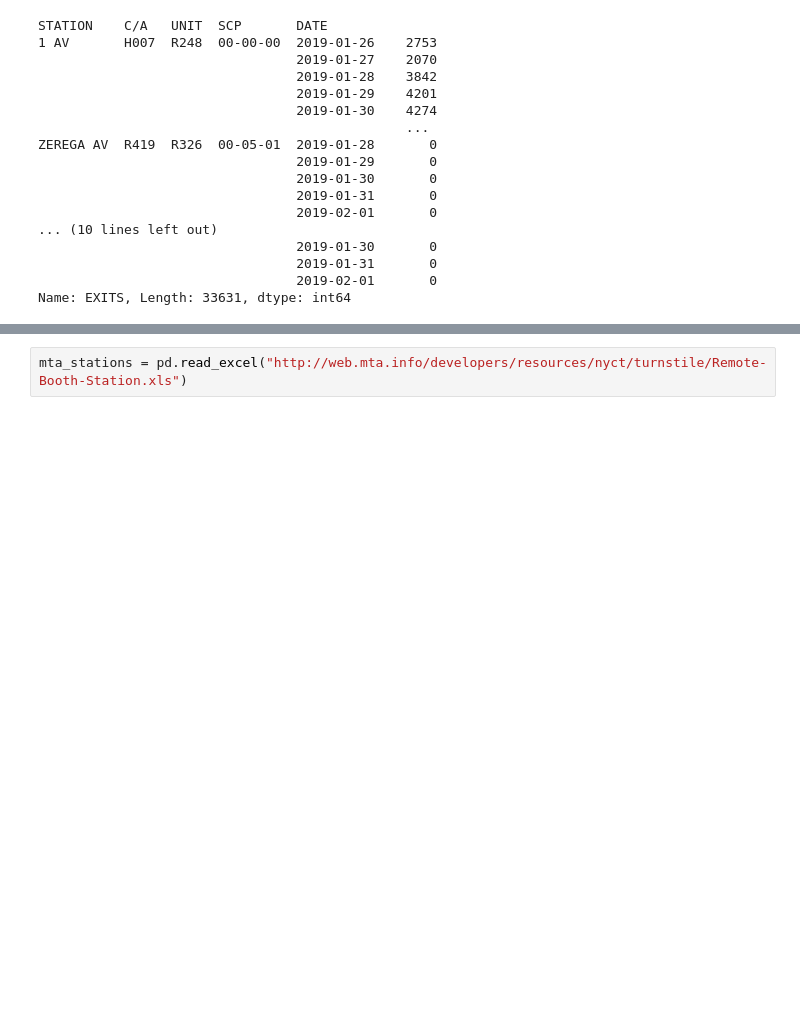
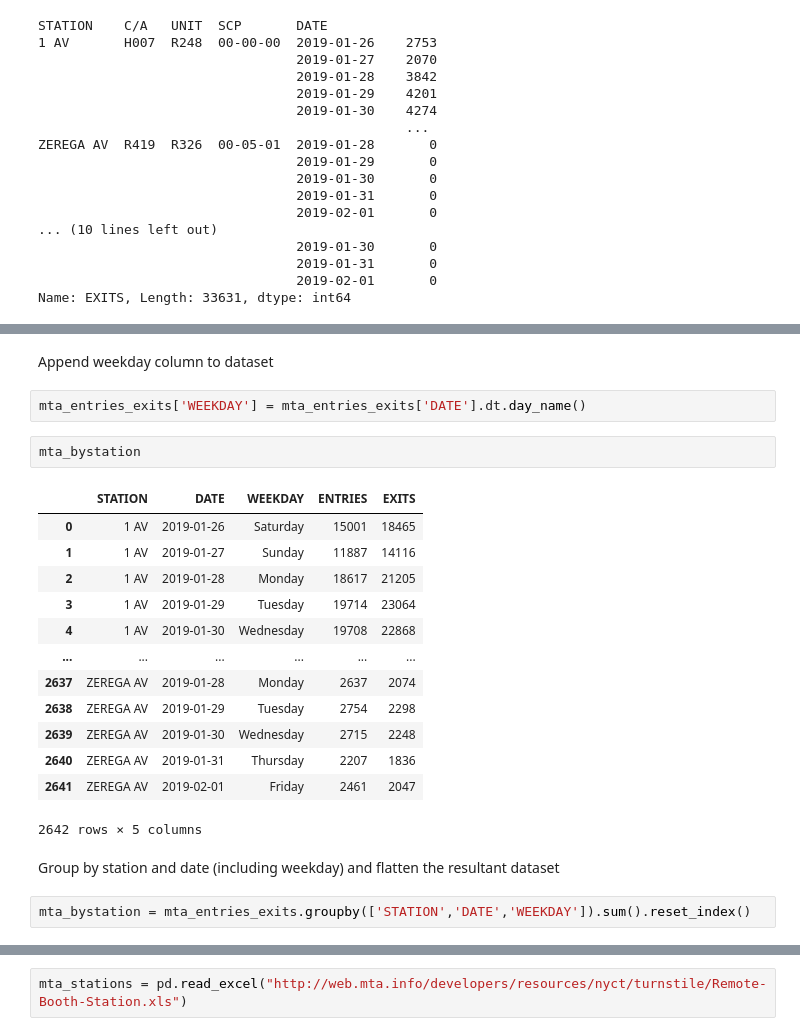
Before and after one commit to KunojiLym/metis_project_1, a Jupyter notebook: yz_project_01.ipynb, the cells around one changed output, grey strips where cells are left out. Cells and saved outputs as stored; diff of their text form; blank space fills up the shorter version.

```diff
--- a/yz_project_01.ipynb
+++ b/yz_project_01.ipynb
@@ -188,0 +178,24 @@ Name: daily_entries, dtype: float64
+# %% [markdown]
+Append weekday column to dataset
+# %%
+mta_entries_exits['WEEKDAY'] = mta_entries_exits['DATE'].dt.day_name()
+# %%
+mta_bystation
+# %% [output]
+|  | STATION | DATE | WEEKDAY | ENTRIES | EXITS |
+| 0 | 1 AV | 2019-01-26 | Saturday | 15001 | 18465 |
+| 1 | 1 AV | 2019-01-27 | Sunday | 11887 | 14116 |
+| 2 | 1 AV | 2019-01-28 | Monday | 18617 | 21205 |
+| 3 | 1 AV | 2019-01-29 | Tuesday | 19714 | 23064 |
+| 4 | 1 AV | 2019-01-30 | Wednesday | 19708 | 22868 |
+| ... | ... | ... | ... | ... | ... |
+| 2637 | ZEREGA AV | 2019-01-28 | Monday | 2637 | 2074 |
+| 2638 | ZEREGA AV | 2019-01-29 | Tuesday | 2754 | 2298 |
+| 2639 | ZEREGA AV | 2019-01-30 | Wednesday | 2715 | 2248 |
+| 2640 | ZEREGA AV | 2019-01-31 | Thursday | 2207 | 1836 |
+| 2641 | ZEREGA AV | 2019-02-01 | Friday | 2461 | 2047 |
+2642 rows × 5 columns
+# %% [markdown]
+Group by station and date (including weekday) and flatten the resultant dataset
+# %%
+mta_bystation = mta_entries_exits.groupby(['STATION','DATE','WEEKDAY']).sum().reset_index()
```
Also changed, not shown: parts of 21 cells of this notebook.
